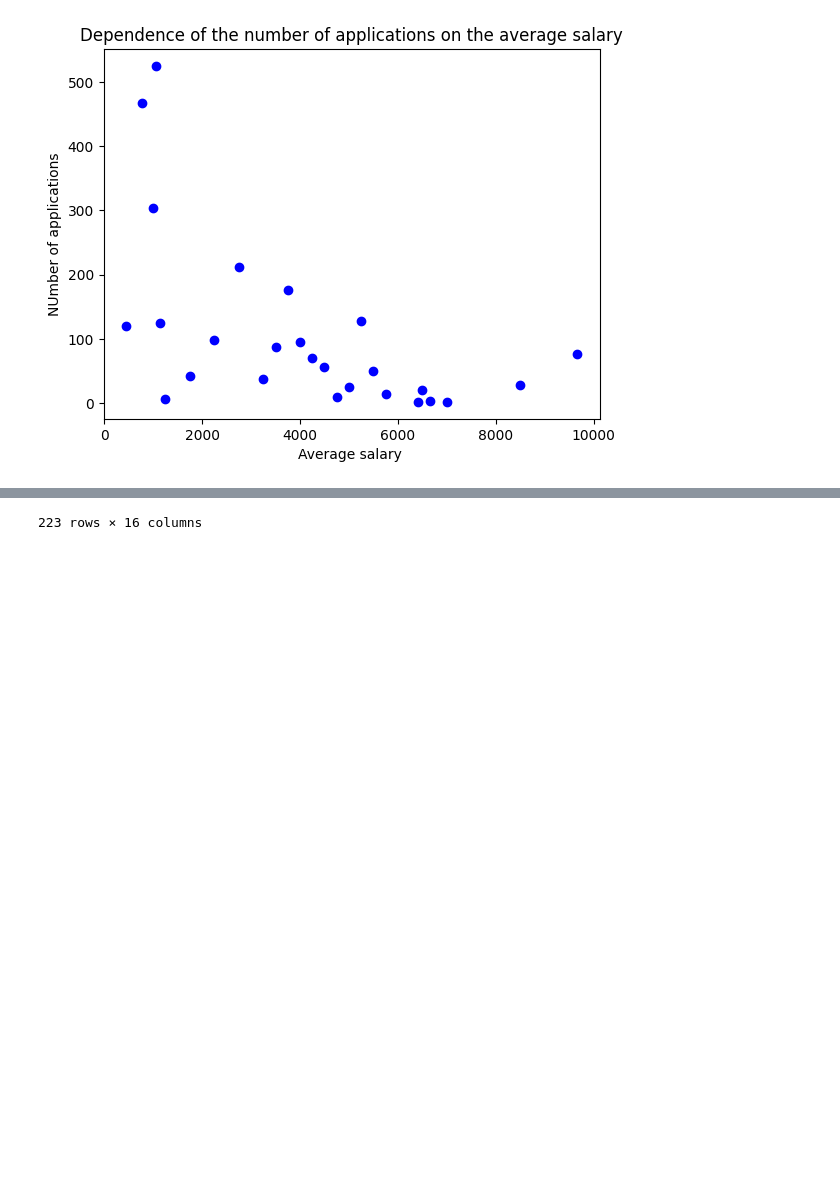
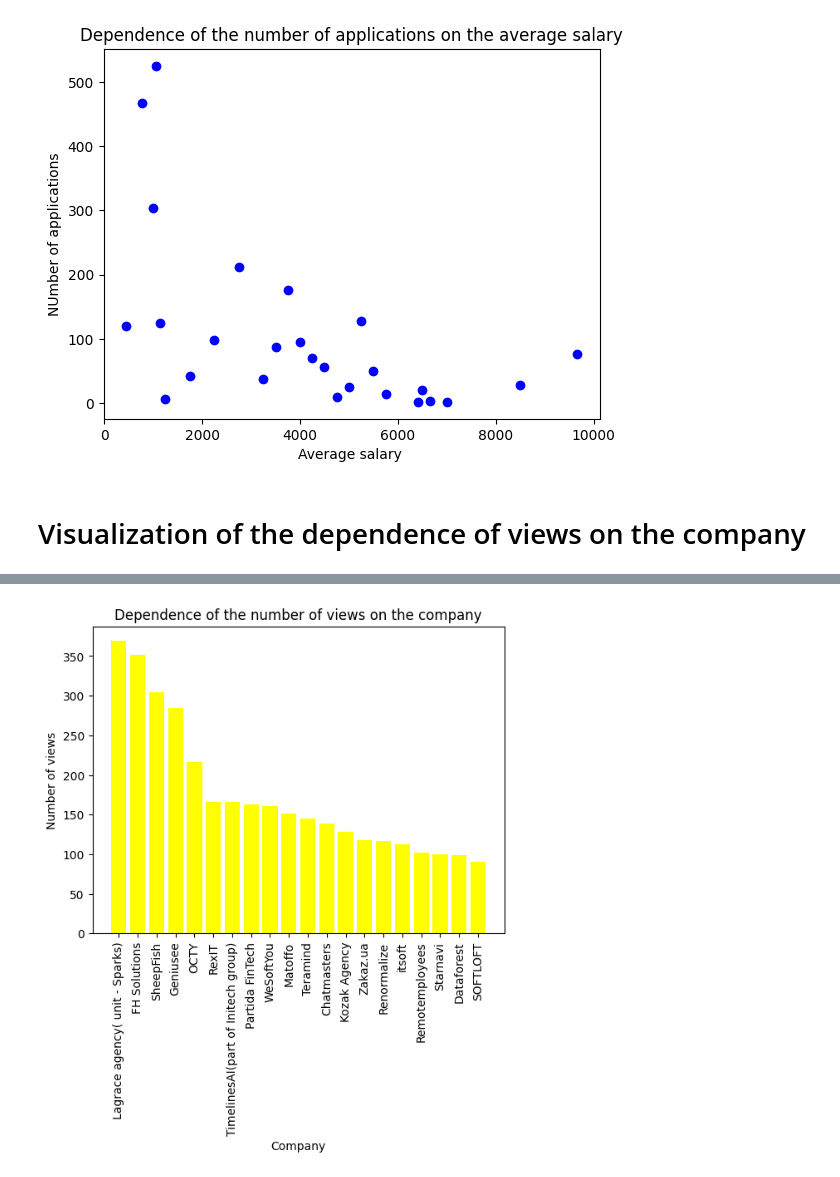
Before and after one commit to innyshka/scrape-djinni, a Jupyter notebook: analytics/vacansies_analytics.ipynb, the cells around one changed output, grey strips where cells are left out. Drawn from its saved outputs; the diff is of its cells as text; code cells hidden in the pictures; blank space fills up the shorter version.

Commit message:
built diagram for Visualization of the dependence of views on the company

```diff
--- a/analytics/vacansies_analytics.ipynb
+++ b/analytics/vacansies_analytics.ipynb
@@ -126,6 +129,16 @@ plt.ylabel("NUmber of applications")
 plt.show()
 # %% [output]
 [figure]
+# %% [markdown]
+# Visualization of the dependence of views on the company
 # %%
-vacancies
+company_views = vacancies.groupby("company")["views"].sum()
+company_views = company_views.sort_values(ascending=False)[:20]
+
+plt.bar(company_views.index, company_views.values, color="yellow")
+plt.title("Dependence of the number of views on the company")
+plt.xlabel("Company")
+plt.ylabel("Number of views")
+plt.xticks(rotation=90)
+plt.show()
 # %% [output]
@@ -144 +145 @@ vacancies
-223 rows × 16 columns
+[figure, added]
```
Also changed, not shown: parts of 3 cells of this notebook.
